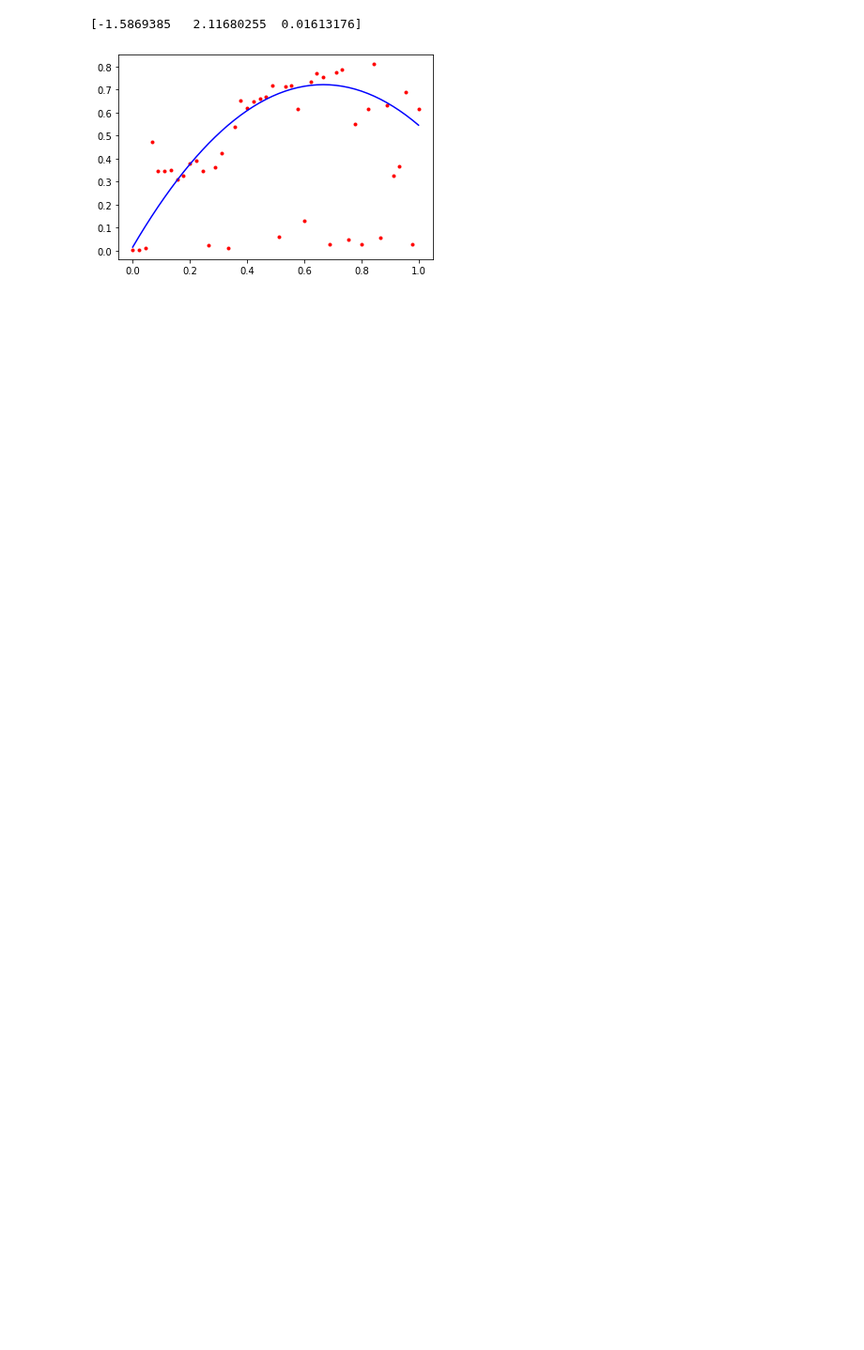
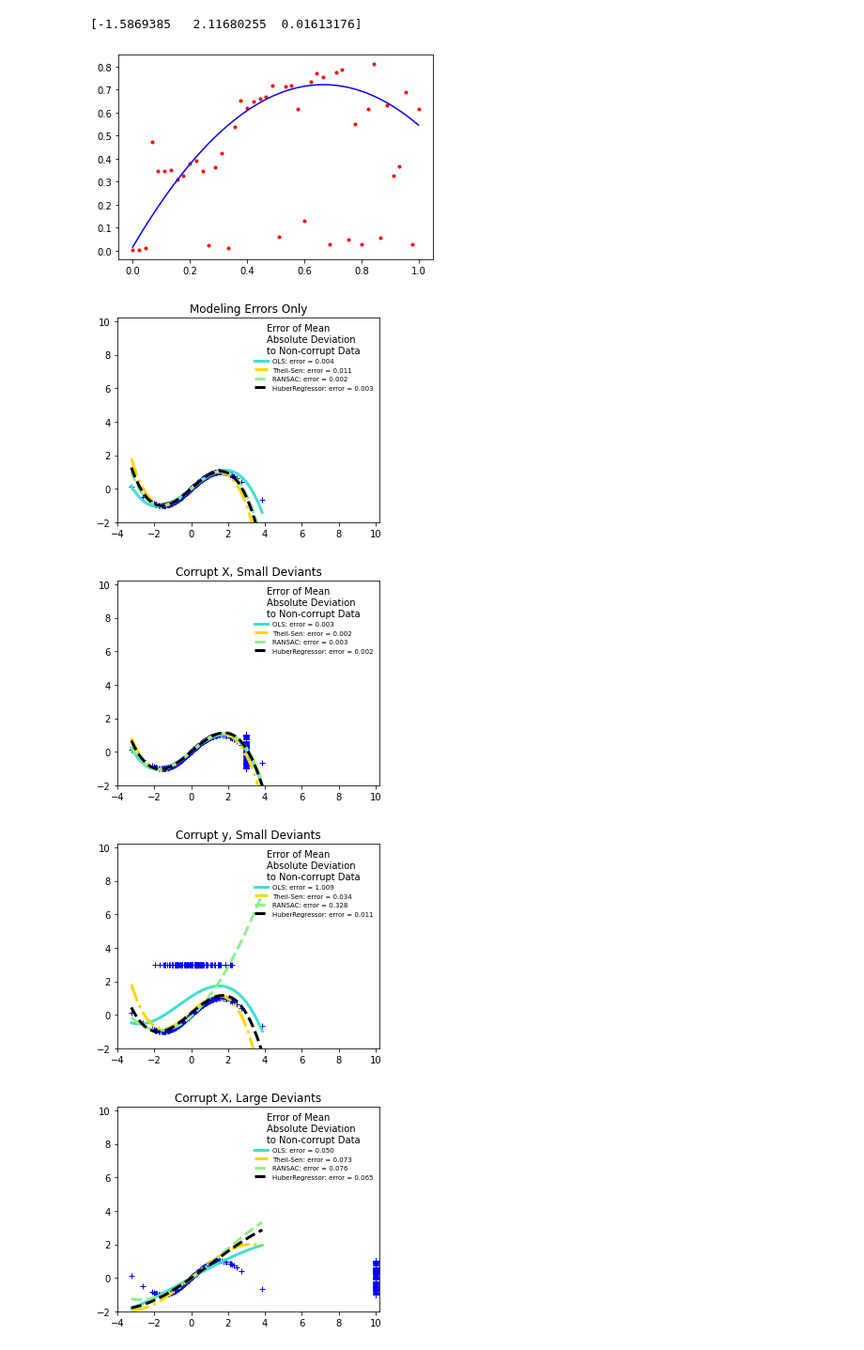
Before and after one commit to gmazzitelli/studenti, a Jupyter notebook: ransac_pipline_example.ipynb, the cells around one changed output. Shown at 94% size. Cells and saved outputs as stored; diff of their text form; code cells hidden in the pictures; blank space fills up the shorter version.

```diff
--- a/ransac_pipline_example.ipynb
+++ b/ransac_pipline_example.ipynb
@@ -60,3 +68,76 @@ plt.show()
 # %% [output]
 [-1.5869385   2.11680255  0.01613176]
 [figure]
+# %%
+from matplotlib import pyplot as plt
+import numpy as np
+# see https://scikit-learn.org/stable/auto_examples/linear_model/plot_robust_fit.html#sphx-glr-auto-examples-linear-model-plot-robust-fit-py
+
+from sklearn.linear_model import (
+    LinearRegression, TheilSenRegressor, RANSACRegressor, HuberRegressor)
+from sklearn.metrics import mean_squared_error
+from sklearn.preprocessing import PolynomialFeatures
+from sklearn.pipeline import make_pipeline
+
+np.random.seed(42)
+
+X = np.random.normal(size=400)
+y = np.sin(X)
+# Make sure that it X is 2D
+X = X[:, np.newaxis]
+
+X_test = np.random.normal(size=200)
+y_test = np.sin(X_test)
+X_test = X_test[:, np.newaxis]
+
+y_errors = y.copy()
+y_errors[::3] = 3
+
+X_errors = X.copy()
+X_errors[::3] = 3
+
+y_errors_large = y.copy()
+y_errors_large[::3] = 10
+
+X_errors_large = X.copy()
+X_errors_large[::3] = 10
+
+estimators = [('OLS', LinearRegression()),
+              ('Theil-Sen', TheilSenRegressor(random_state=42)),
+              ('RANSAC', RANSACRegressor(random_state=42)),
+              ('HuberRegressor', HuberRegressor())]
+colors = {'OLS': 'turquoise', 'Theil-Sen': 'gold',
+          'RANSAC': 'lightgreen', 'HuberRegressor': 'black'}
+linestyle = {'OLS': '-', 'Theil-Sen': '-.', 'RANSAC': '--', 'HuberRegressor': '--'}
+lw = 3
+
+x_plot = np.linspace(X.min(), X.max())
+for title, this_X, this_y in [
+        ('Modeling Errors Only', X, y),
+        ('Corrupt X, Small Deviants', X_errors, y),
+        ('Corrupt y, Small Deviants', X, y_errors),
+        ('Corrupt X, Large Deviants', X_errors_large, y),
+        ('Corrupt y, Large Deviants', X, y_errors_large)]:
+    plt.figure(figsize=(5, 4))
+    plt.plot(this_X[:, 0], this_y, 'b+')
+
+    for name, estimator in estimators:
+        model = make_pipeline(PolynomialFeatures(3), estimator)
+        model.fit(this_X, this_y)
+        mse = mean_squared_error(model.predict(X_test), y_test)
+        y_plot = model.predict(x_plot[:, np.newaxis])
+        plt.plot(x_plot, y_plot, color=colors[name], linestyle=linestyle[name],
+                 linewidth=lw, label='%s: error = %.3f' % (name, mse))
+
+    legend_title = 'Error of Mean\nAbsolute Deviation\nto Non-corrupt Data'
+    legend = plt.legend(loc='upper right', frameon=False, title=legend_title,
+                        prop=dict(size='x-small'))
+    plt.xlim(-4, 10.2)
+    plt.ylim(-2, 10.2)
+    plt.title(title)
+plt.show()
+# %% [output]
+[figure, added]
+[figure, added]
+[figure, added]
+[figure, added]
```
Also changed, not shown: parts of 4 cells of this notebook.
